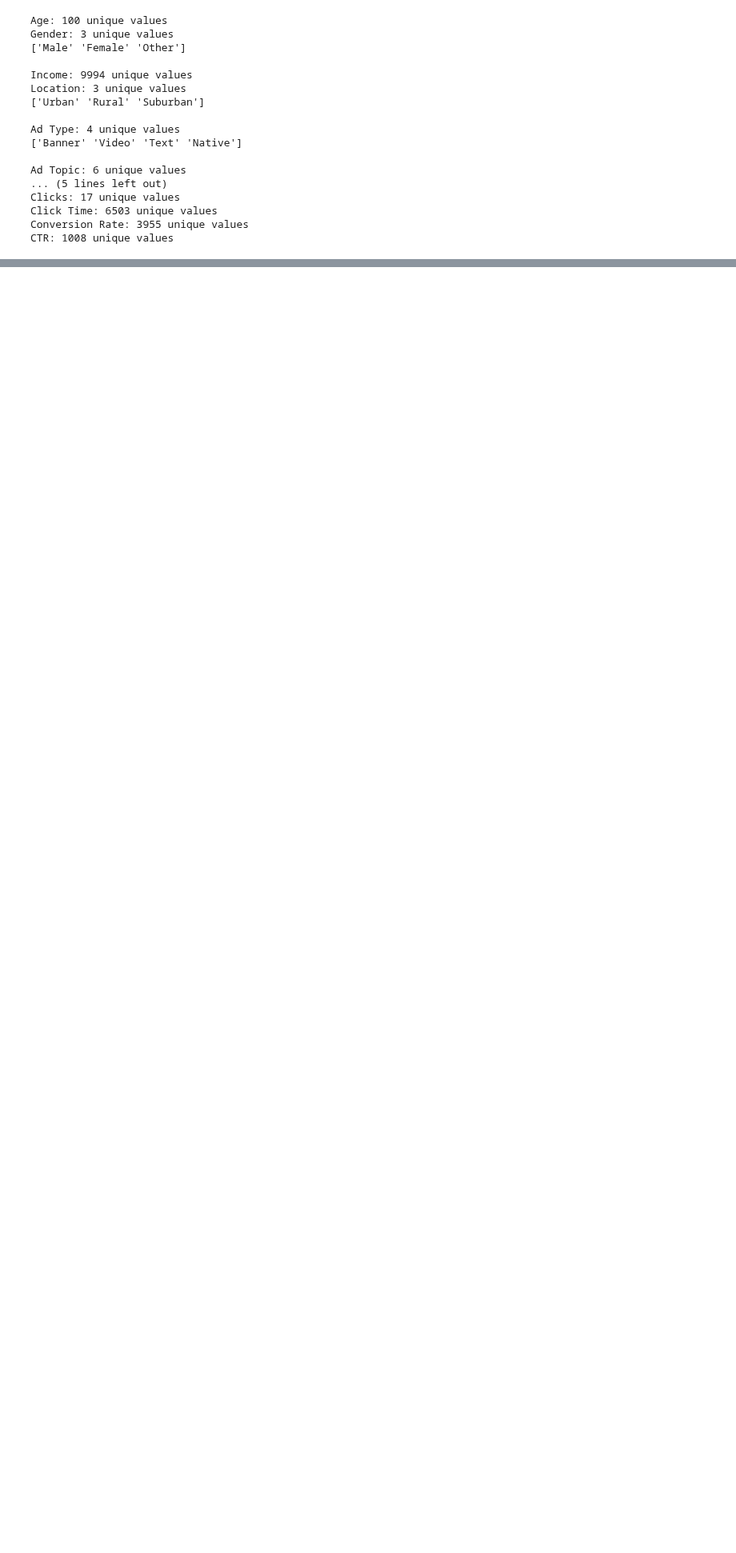
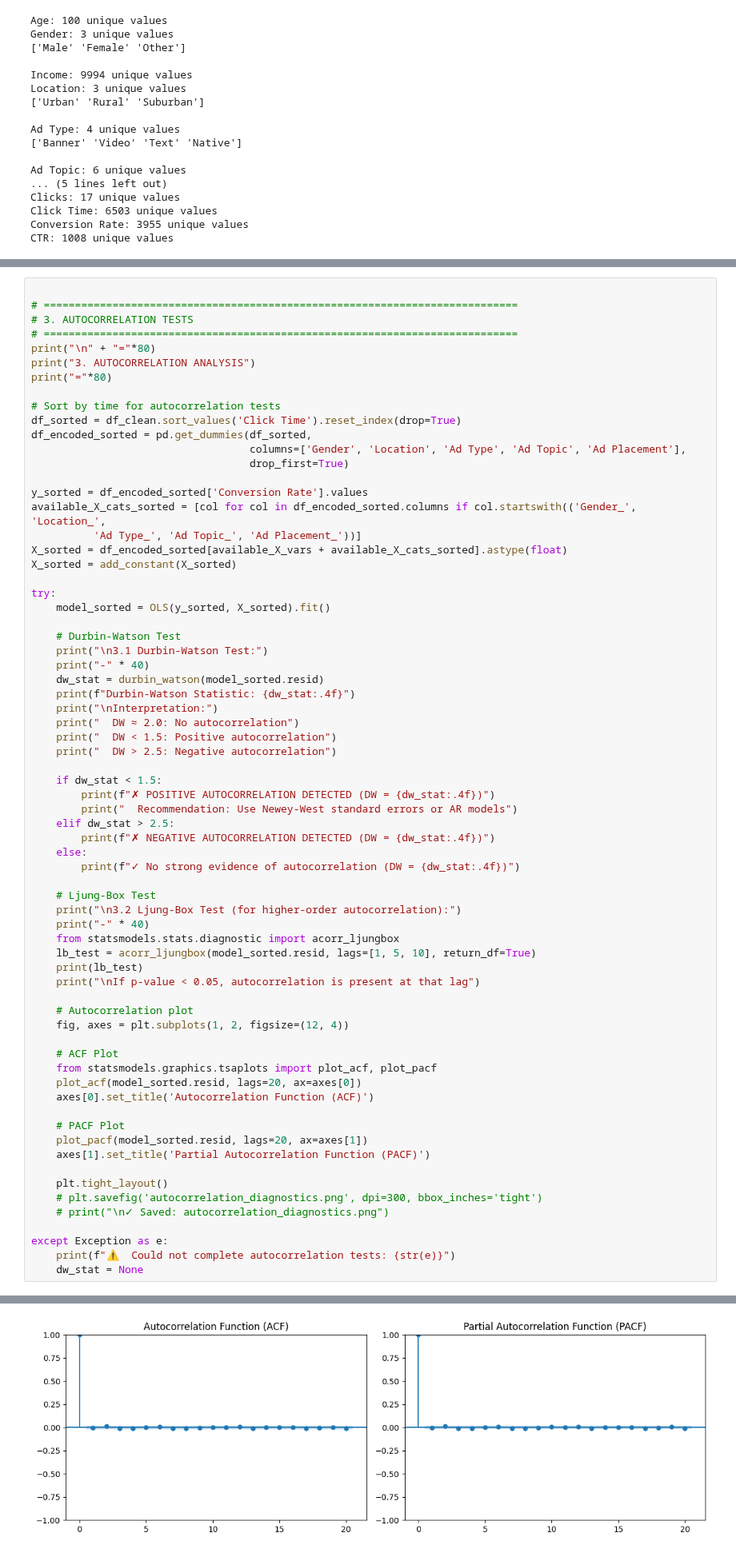
Before and after one commit to IanTaiAhn/econ6550, a Jupyter notebook: project/project.ipynb, the cells around one changed output, grey strips where cells are left out. Shown at 80% size. Drawn from its saved outputs; the diff is of its cells as text; blank space fills up the shorter version.

Commit message:
got some code up. time to study it and understand what is going on

```diff
--- a/project/project.ipynb
+++ b/project/project.ipynb
@@ -170,0 +447,70 @@ Video    4.980884  0.050647         0.202512
+# %%
+
+# ============================================================================
+# 3. AUTOCORRELATION TESTS
+# ============================================================================
+print("\n" + "="*80)
+print("3. AUTOCORRELATION ANALYSIS")
+print("="*80)
+
+# Sort by time for autocorrelation tests
+df_sorted = df_clean.sort_values('Click Time').reset_index(drop=True)
+df_encoded_sorted = pd.get_dummies(df_sorted,
+                                   columns=['Gender', 'Location', 'Ad Type', 'Ad Topic', 'Ad Placement'],
+                                   drop_first=True)
+
+y_sorted = df_encoded_sorted['Conversion Rate'].values
+available_X_cats_sorted = [col for col in df_encoded_sorted.columns if col.startswith(('Gender_', 'Location_',
+          'Ad Type_', 'Ad Topic_', 'Ad Placement_'))]
+X_sorted = df_encoded_sorted[available_X_vars + available_X_cats_sorted].astype(float)
+X_sorted = add_constant(X_sorted)
+
+try:
+    model_sorted = OLS(y_sorted, X_sorted).fit()
+
+    # Durbin-Watson Test
+    print("\n3.1 Durbin-Watson Test:")
+    print("-" * 40)
+    dw_stat = durbin_watson(model_sorted.resid)
+    print(f"Durbin-Watson Statistic: {dw_stat:.4f}")
+    print("\nInterpretation:")
+    print("  DW ≈ 2.0: No autocorrelation")
+    print("  DW < 1.5: Positive autocorrelation")
+    print("  DW > 2.5: Negative autocorrelation")
+
+    if dw_stat < 1.5:
+        print(f"✗ POSITIVE AUTOCORRELATION DETECTED (DW = {dw_stat:.4f})")
+        print("  Recommendation: Use Newey-West standard errors or AR models")
+    elif dw_stat > 2.5:
+        print(f"✗ NEGATIVE AUTOCORRELATION DETECTED (DW = {dw_stat:.4f})")
+    else:
+        print(f"✓ No strong evidence of autocorrelation (DW = {dw_stat:.4f})")
+
+    # Ljung-Box Test
+    print("\n3.2 Ljung-Box Test (for higher-order autocorrelation):")
+    print("-" * 40)
+    from statsmodels.stats.diagnostic import acorr_ljungbox
+    lb_test = acorr_ljungbox(model_sorted.resid, lags=[1, 5, 10], return_df=True)
+    print(lb_test)
+    print("\nIf p-value < 0.05, autocorrelation is present at that lag")
+
+    # Autocorrelation plot
+    fig, axes = plt.subplots(1, 2, figsize=(12, 4))
+
+    # ACF Plot
+    from statsmodels.graphics.tsaplots import plot_acf, plot_pacf
+    plot_acf(model_sorted.resid, lags=20, ax=axes[0])
+    axes[0].set_title('Autocorrelation Function (ACF)')
+
+    # PACF Plot
+    plot_pacf(model_sorted.resid, lags=20, ax=axes[1])
+    axes[1].set_title('Partial Autocorrelation Function (PACF)')
+
+    plt.tight_layout()
+    # plt.savefig('autocorrelation_diagnostics.png', dpi=300, bbox_inches='tight')
+    # print("\n✓ Saved: autocorrelation_diagnostics.png")
+
+except Exception as e:
+    print(f"⚠️  Could not complete autocorrelation tests: {str(e)}")
+    dw_stat = None
+# %% [output]
@@ -170,0 +534 @@ Video    4.980884  0.050647         0.202512
+[figure, added]
```
Also changed, not shown: parts of 8 cells of this notebook.
